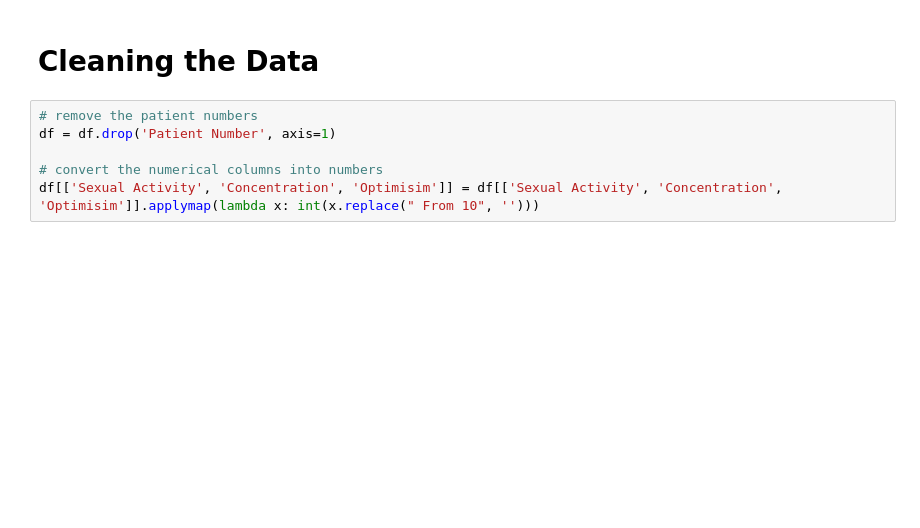
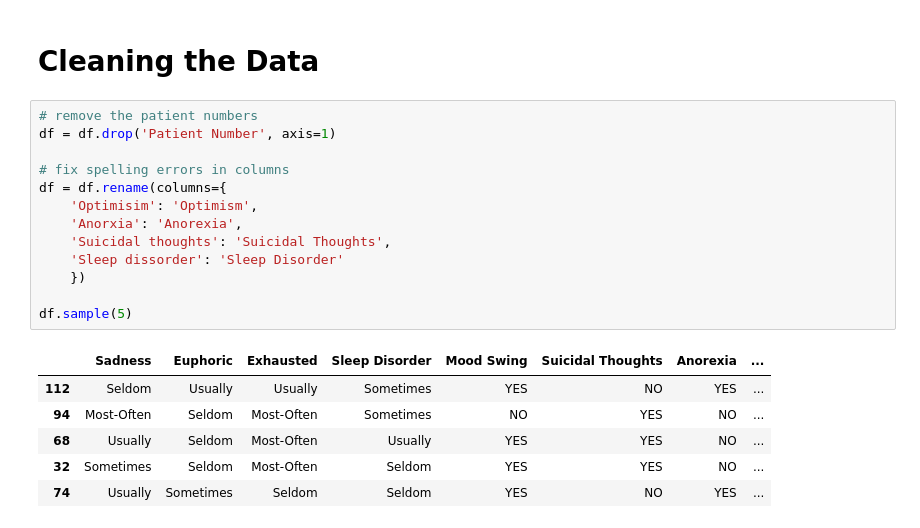
Before and after one commit to jaimanm/mental-disorder-classification, a Jupyter notebook: main.ipynb, the cells around one changed output. Drawn from its saved outputs; the diff is of its cells as text; blank space fills up the shorter version.

```diff
--- a/main.ipynb
+++ b/main.ipynb
@@ -19,11 +28,25 @@ df.sample(5)
 # %% [markdown]
 # Cleaning the Data
-# %%
-# remove the patient numbers
-df = df.drop('Patient Number', axis=1)
-
-# convert the numerical columns into numbers
-df[['Sexual Activity', 'Concentration', 'Optimisim']] = df[['Sexual Activity', 'Concentration', 'Optimisim']].applymap(lambda x: int(x.replace(" From 10", '')))
+# %%
+# remove the patient numbers
+df = df.drop('Patient Number', axis=1)
+
+# fix spelling errors in columns
+df = df.rename(columns={
+    'Optimisim': 'Optimism',
+    'Anorxia': 'Anorexia',
+    'Suicidal thoughts': 'Suicidal Thoughts',
+    'Sleep dissorder': 'Sleep Disorder'
+    })
+
+df.sample(5)
+# %% [output]
+|  | Sadness | Euphoric | Exhausted | Sleep Disorder | Mood Swing | Suicidal Thoughts | Anorexia | ... |
+| 112 | Seldom | Usually | Usually | Sometimes | YES | NO | YES | ... |
+| 94 | Most-Often | Seldom | Most-Often | Sometimes | NO | YES | NO | ... |
+| 68 | Usually | Seldom | Most-Often | Usually | YES | YES | NO | ... |
+| 32 | Sometimes | Seldom | Most-Often | Seldom | YES | YES | NO | ... |
+| 74 | Usually | Sometimes | Seldom | Seldom | YES | NO | YES | ... |
 # %%
 # see unique values for each column
 for col in df.columns:
```
Also changed, not shown: parts of 37 cells of this notebook.
